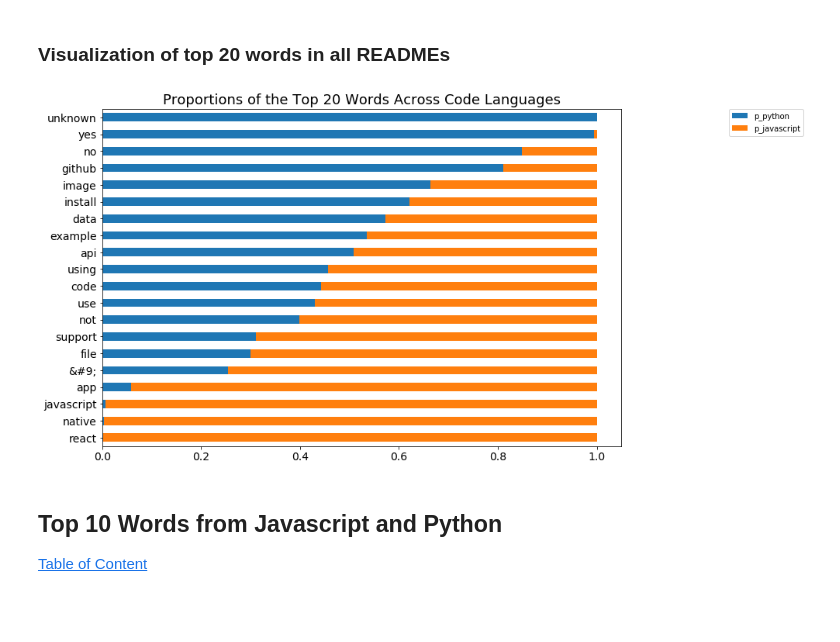
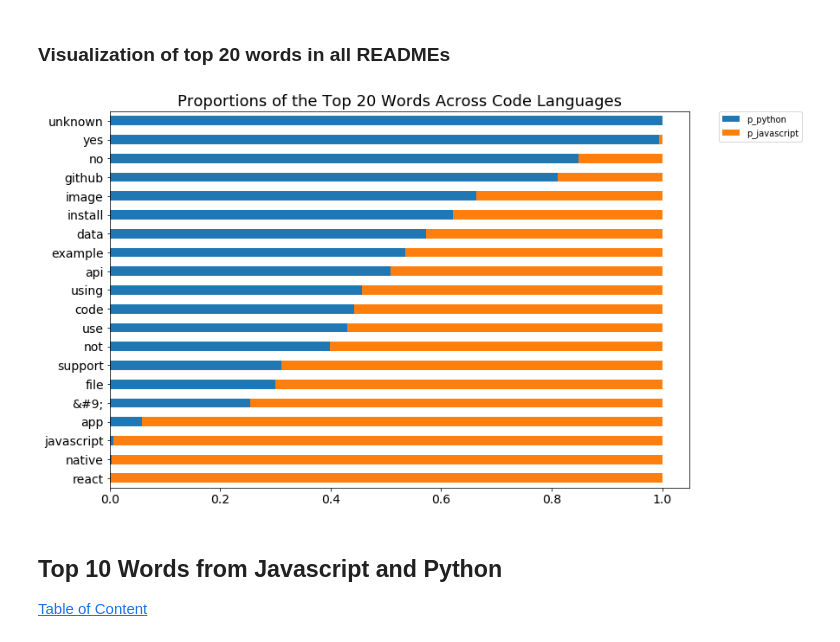
Before and after one commit to NLP-MVPs/nlp-project, a Jupyter notebook: MVP.ipynb, the cells around one changed output. Saved outputs shown, nothing was run; the diff lists cells and outputs as text; code cells hidden in the pictures; blank space fills up the shorter version.

```diff
--- a/MVP.ipynb
+++ b/MVP.ipynb
@@ -232,19 +236,19 @@ plt.show()
 # %%
 # visualize the percentage each coding language makes up for the top 20 words
 (word_counts.assign(p_python = word_counts.python/word_counts['all'],
                    p_javascript = word_counts.javascript/word_counts['all'])
  .sort_values(by='all')[['p_python', 'p_javascript']]
  .tail(20)
  .sort_values(by='p_python')
  .plot.barh(stacked=True, figsize=(12,8))
 )
 plt.title("Proportions of the Top 20 Words Across Code Languages", fontsize=18)
 plt.xticks(fontsize=14)
 plt.yticks(fontsize=14)
-plt.legend(bbox_to_anchor=(1.35, 1),borderaxespad=0)
+plt.legend(bbox_to_anchor=(1.05, 1),borderaxespad=0)
 plt.show()
 # %% [output]
-[figure, old version]
+[figure, new version]
 # %% [markdown]
 ## Top 10 Words from Javascript and Python
 
```
Also changed, not shown: parts of 24 cells of this notebook.
